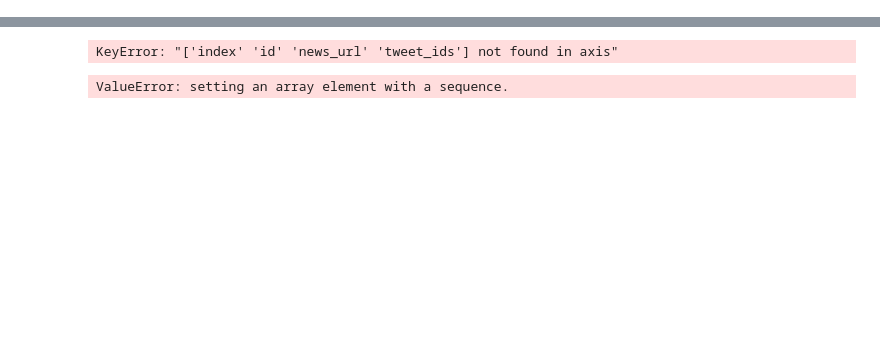
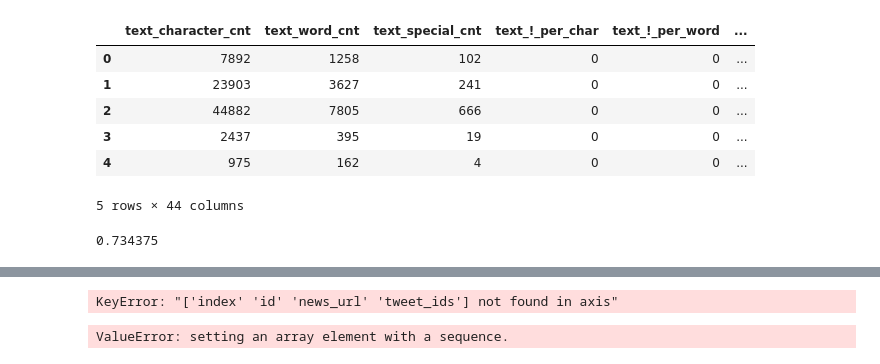
Before and after one commit to daniellgelencser/SocialMediaFactChecker, a Jupyter notebook: factChecker.ipynb, the cells around one changed output, grey strips where cells are left out. Drawn from its saved outputs; the diff is of its cells as text; code cells hidden in the pictures; blank space fills up the shorter version.

```diff
--- a/factChecker.ipynb
+++ b/factChecker.ipynb
@@ -126,0 +185,37 @@ ValueError: Input contains NaN, infinity or a value too large for dtype('float32
+# %%
+X = data.drop(columns=['url', 'text', 'images', 'top_img', 'keywords', 'authors',
+       'canonical_link', 'title', 'meta_data', 'movies', 'publish_date',
+       'source', 'summary', 'real', "title_character_cnt",  "title_word_cnt",       "special_cnt",          "title_!_per_char",
+"title_!_per_word",    "title_?_per_char",    "title_?_per_word",    "title_@_per_char",
+"title_@_per_word",    "title_#_per_char",    "title_#_per_word",    "title_$_per_char",
+"title_$_per_word",    "title_%_per_char",    "title_%_per_word",    "title_^_per_char",
+"title_^_per_word",    "title_&_per_char",    "title_&_per_word",    "title_*_per_char",
+"title_*_per_word",    "title_(_per_char",    "title_(_per_word",    "title_)_per_char",
+"title_)_per_word",    "title_-_per_char",    "title_-_per_word",    "title_+_per_char",
+"title_+_per_word",    "title___per_char",    "title___per_word",    "title_=_per_char",
+"title_=_per_word",    "title_,_per_char",    "title_,_per_word",    "title_<_per_char",
+"title_<_per_word",    "title_>_per_char",    "title_>_per_word",    "title_/_per_char",
+"title_/_per_word",    "title_http_cnt",    "title_www_cnt",    "title_number_cnt"    ])
+
+Y = data['real']
+
+X_train_limited, X_test_limited, Y_train_limited, Y_test_limited = train_test_split(X, Y, test_size=0.2)
+# %%
+X.head()
+# %% [output]
+|  | text_character_cnt | text_word_cnt | text_special_cnt | text_!_per_char | text_!_per_word | ... |
+| 0 | 7892 | 1258 | 102 | 0 | 0 | ... |
+| 1 | 23903 | 3627 | 241 | 0 | 0 | ... |
+| 2 | 44882 | 7805 | 666 | 0 | 0 | ... |
+| 3 | 2437 | 395 | 19 | 0 | 0 | ... |
+| 4 | 975 | 162 | 4 | 0 | 0 | ... |
+5 rows × 44 columns
+# %%
+model = DecisionTreeClassifier()
+model.fit(X_train_limited, Y_train_limited)
+
+prediction = model.predict(X_test_limited)
+score = accuracy_score(Y_test_limited, prediction)
+score
+# %% [output]
+0.734375
```
Also changed, not shown: parts of 14 cells of this notebook, 2 other files.
